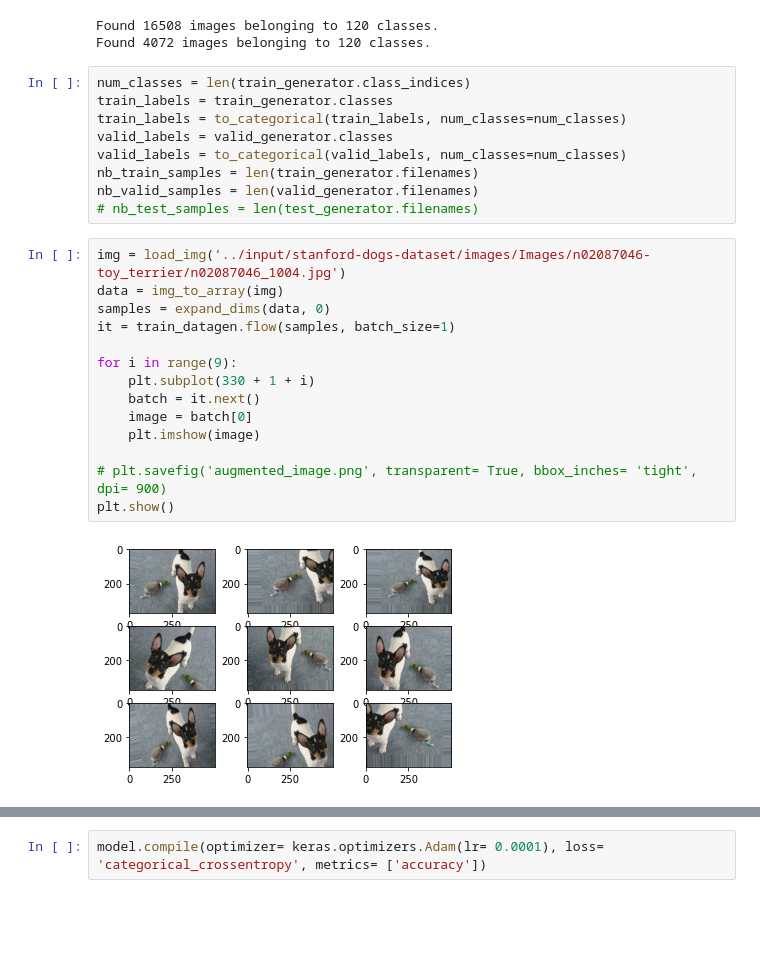
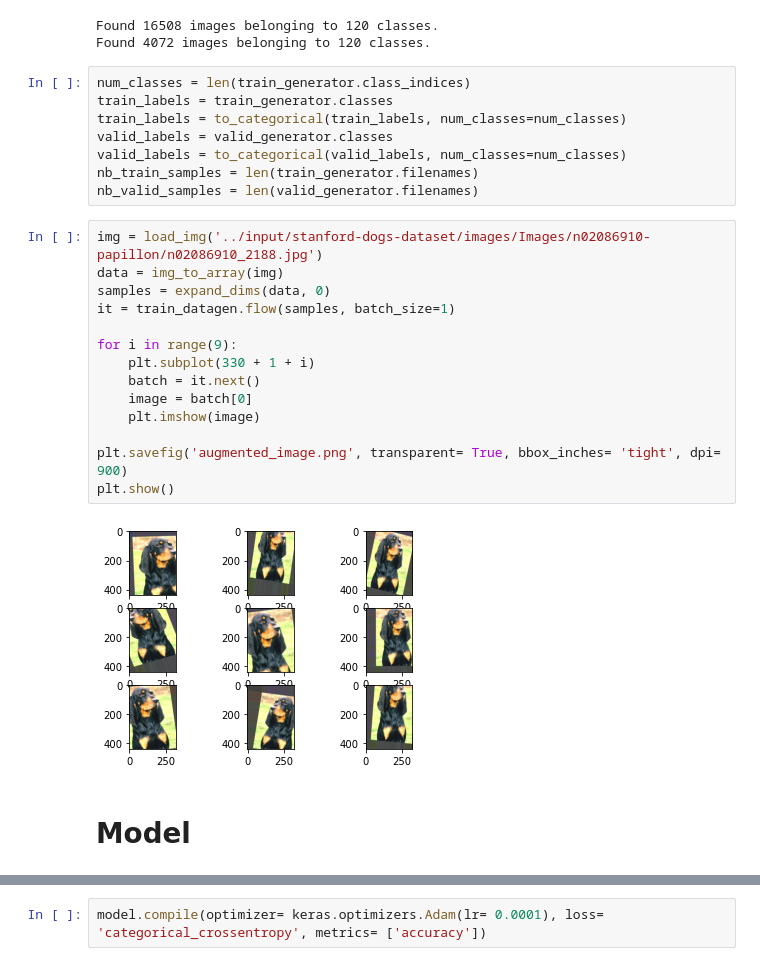
Before and after one commit to ayushdabra/stanford-dogs-dataset-classification, a Jupyter notebook: stanford-dogs-dataset-classification.ipynb, the cells around one changed output, grey strips where cells are left out. Saved outputs shown, nothing was run; the diff lists cells and outputs as text; blank space fills up the shorter version.

```diff
--- a/stanford-dogs-dataset-classification.ipynb
+++ b/stanford-dogs-dataset-classification.ipynb
@@ -72,21 +90,22 @@ valid_labels = valid_generator.classes
 valid_labels = to_categorical(valid_labels, num_classes=num_classes)
 nb_train_samples = len(train_generator.filenames)
 nb_valid_samples = len(valid_generator.filenames)
-# nb_test_samples = len(test_generator.filenames)
 # %%
-img = load_img('../input/stanford-dogs-dataset/images/Images/n02087046-toy_terrier/n02087046_1004.jpg')
+img = load_img('../input/stanford-dogs-dataset/images/Images/n02086910-papillon/n02086910_2188.jpg')
 data = img_to_array(img)
 samples = expand_dims(data, 0)
 it = train_datagen.flow(samples, batch_size=1)
 
 for i in range(9):
     plt.subplot(330 + 1 + i)
     batch = it.next()
     image = batch[0]
     plt.imshow(image)
 
-# plt.savefig('augmented_image.png', transparent= True, bbox_inches= 'tight', dpi= 900)
+plt.savefig('augmented_image.png', transparent= True, bbox_inches= 'tight', dpi= 900)
 plt.show()
 # %% [output]
-[figure, old version]
+[figure, new version]
+# %% [markdown]
+# Model
 # %%
```
Also changed, not shown: parts of 15 cells of this notebook.
